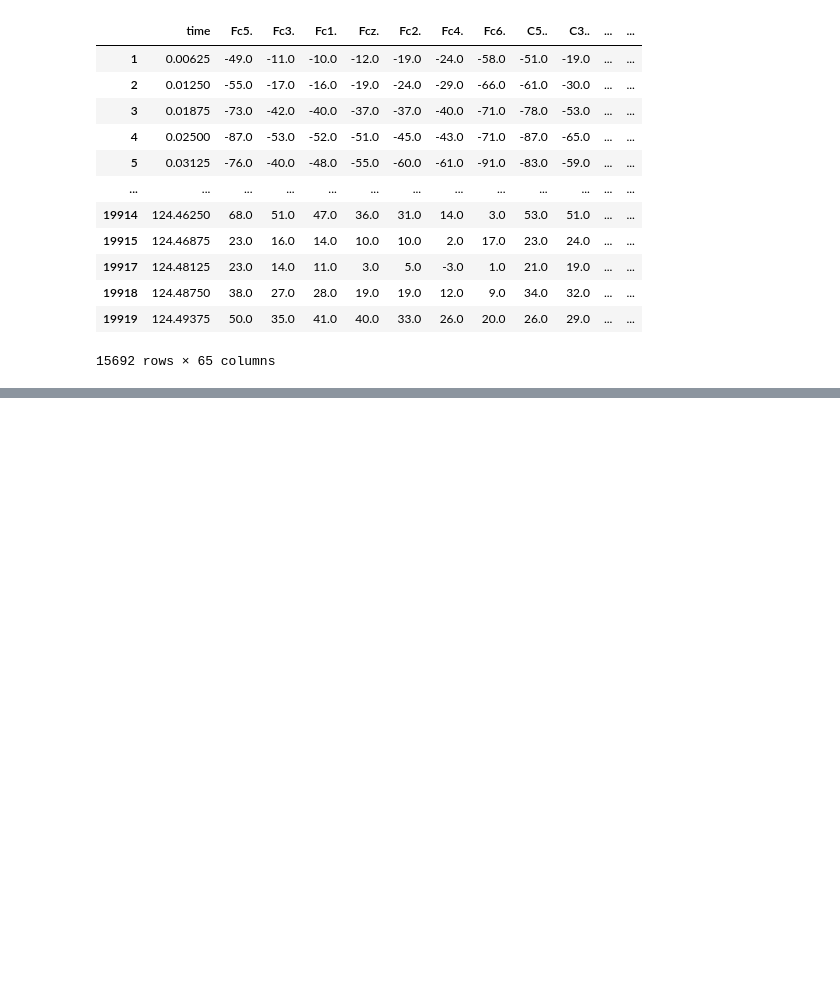
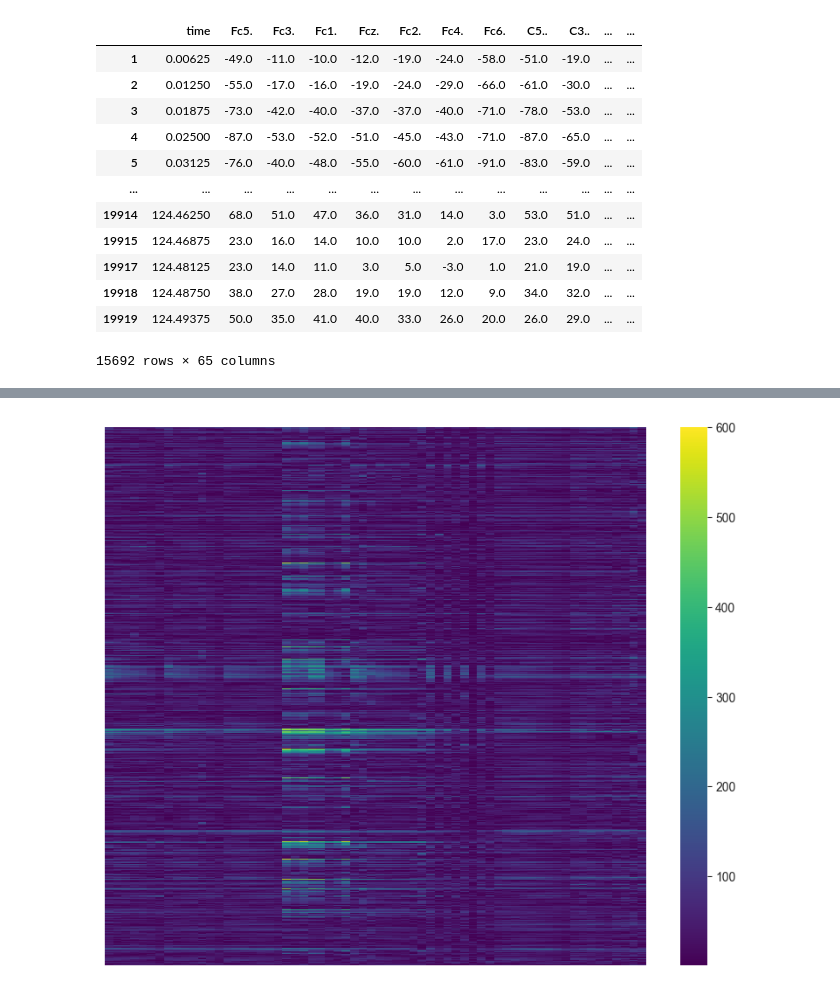
Before and after one commit to ML-course-EEG-team/eeg_ml, a Jupyter notebook: code/EEG_analysis_first_attempt.ipynb, the cells around one changed output, grey strips where cells are left out. Saved outputs shown, nothing was run; the diff lists cells and outputs as text; code cells hidden in the pictures; blank space fills up the shorter version.

```diff
--- a/code/EEG_analysis_first_attempt.ipynb
+++ b/code/EEG_analysis_first_attempt.ipynb
@@ -107,0 +110,9 @@ Effective window size : 12.800 (s)
+# %%
+plt.figure(figsize=(10, 8))
+df_values = sample_df.loc[:, sample_df.columns != 'time'].abs()
+sns.heatmap(df_values, annot=False, fmt=".2f", cmap="viridis", xticklabels=False, yticklabels=False)
+plt.savefig('../heatmap_1.png')
+plt.show()
+plt.close()
+# %% [output]
+[figure, added]
```
Also changed, not shown: parts of 4 cells of this notebook, 2 other files.
